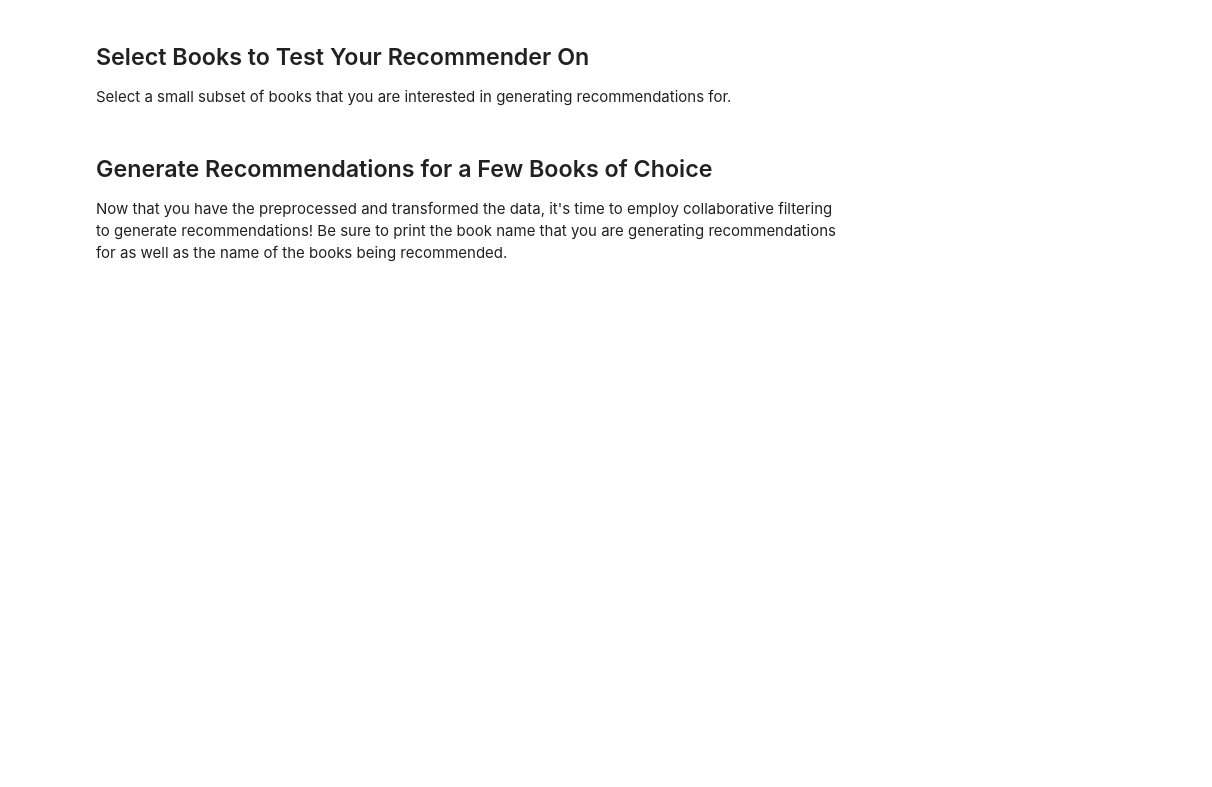
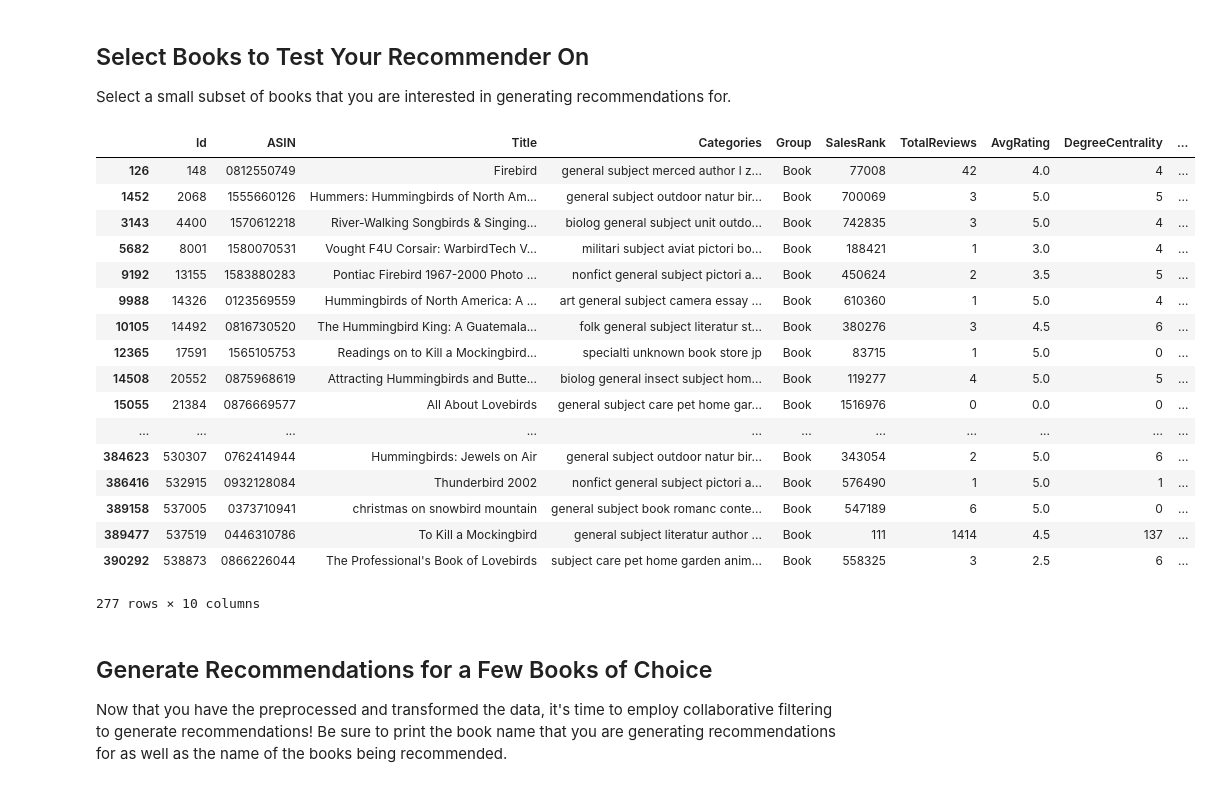
Before and after one commit to nkacoroski/dsc-3-28-15-amazon-recommendation-system-seattle-ds-career-040119, a Jupyter notebook: index.ipynb, the cells around one changed output. Drawn from its saved outputs; the diff is of its cells as text; code cells hidden in the pictures; blank space fills up the shorter version.

```diff
--- a/index.ipynb
+++ b/index.ipynb
@@ -61,3 +54,25 @@ Select a small subset of books that you are interested in generating recommendat
+# %%
+bird = books_meta[books_meta.Title.str.contains('bird')]
+bird
+# %% [output]
+|  | Id | ASIN | Title | Categories | Group | SalesRank | TotalReviews | AvgRating | DegreeCentrality | ... |
+| 126 | 148 | 0812550749 | Firebird | general subject merced author l z... | Book | 77008 | 42 | 4.0 | 4 | ... |
+| 1452 | 2068 | 1555660126 | Hummers: Hummingbirds of North Am... | general subject outdoor natur bir... | Book | 700069 | 3 | 5.0 | 5 | ... |
+| 3143 | 4400 | 1570612218 | River-Walking Songbirds & Singing... | biolog general subject unit outdo... | Book | 742835 | 3 | 5.0 | 4 | ... |
+| 5682 | 8001 | 1580070531 | Vought F4U Corsair: WarbirdTech V... | militari subject aviat pictori bo... | Book | 188421 | 1 | 3.0 | 4 | ... |
+| 9192 | 13155 | 1583880283 | Pontiac Firebird 1967-2000 Photo ... | nonfict general subject pictori a... | Book | 450624 | 2 | 3.5 | 5 | ... |
+| 9988 | 14326 | 0123569559 | Hummingbirds of North America: A ... | art general subject camera essay ... | Book | 610360 | 1 | 5.0 | 4 | ... |
+| 10105 | 14492 | 0816730520 | The Hummingbird King: A Guatemala... | folk general subject literatur st... | Book | 380276 | 3 | 4.5 | 6 | ... |
+| 12365 | 17591 | 1565105753 | Readings on to Kill a Mockingbird... | specialti unknown book store jp | Book | 83715 | 1 | 5.0 | 0 | ... |
+| 14508 | 20552 | 0875968619 | Attracting Hummingbirds and Butte... | biolog general insect subject hom... | Book | 119277 | 4 | 5.0 | 5 | ... |
+| 15055 | 21384 | 0876669577 | All About Lovebirds | general subject care pet home gar... | Book | 1516976 | 0 | 0.0 | 0 | ... |
+| ... | ... | ... | ... | ... | ... | ... | ... | ... | ... | ... |
+| 384623 | 530307 | 0762414944 | Hummingbirds: Jewels on Air | general subject outdoor natur bir... | Book | 343054 | 2 | 5.0 | 6 | ... |
+| 386416 | 532915 | 0932128084 | Thunderbird 2002 | nonfict general subject pictori a... | Book | 576490 | 1 | 5.0 | 1 | ... |
+| 389158 | 537005 | 0373710941 | christmas on snowbird mountain | general subject book romanc conte... | Book | 547189 | 6 | 5.0 | 0 | ... |
+| 389477 | 537519 | 0446310786 | To Kill a Mockingbird | general subject literatur author ... | Book | 111 | 1414 | 4.5 | 137 | ... |
+| 390292 | 538873 | 0866226044 | The Professional's Book of Lovebirds | subject care pet home garden anim... | Book | 558325 | 3 | 2.5 | 6 | ... |
+277 rows × 10 columns
 # %% [markdown]
 ## Generate Recommendations for a Few Books of Choice
 
```
Also changed, not shown: parts of 3 cells of this notebook.
